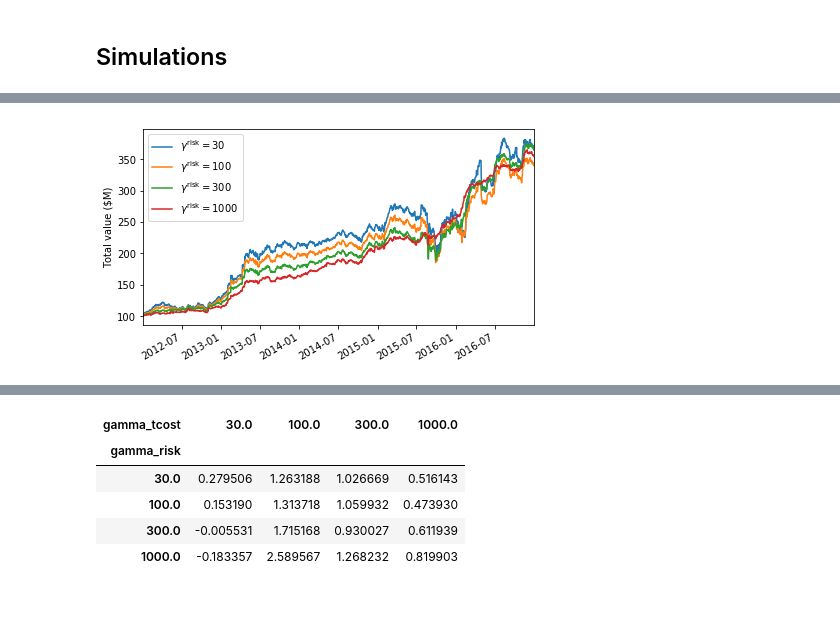
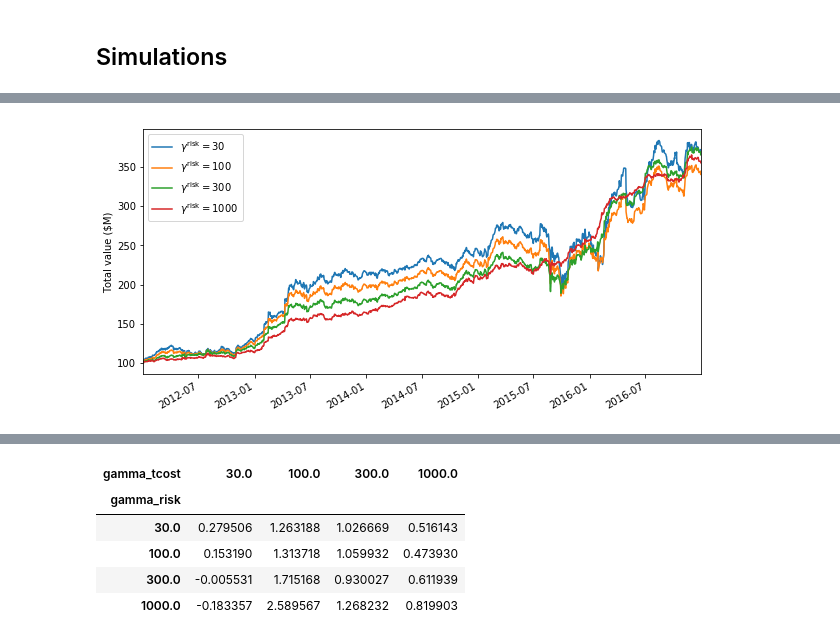
Before and after one commit to cvxgrp/cvxportfolio, a Jupyter notebook: SinglePeriodOptimization.ipynb, the cells around one changed output, grey strips where cells are left out. Saved outputs shown, nothing was run; the diff lists cells and outputs as text; code cells hidden in the pictures; blank space fills up the shorter version.

```diff
--- a/SinglePeriodOptimization.ipynb
+++ b/SinglePeriodOptimization.ipynb
@@ -31,3 +31,14 @@ noise=pd.DataFrame(index=returns.index, columns=returns.columns,
 return_estimate= returns + noise
 return_estimate.USDOLLAR = returns.USDOLLAR
 alpha_model = cp.AlphaSource(return_estimate)
+
+simulated_tcost = cp.TcostModel(volumes, sigmas, a, b, cash_key='USDOLLAR')
+simulated_hcost = cp.HcostModel(s, cash_key='USDOLLAR')
+simulator = cp.MarketSimulator(returns, volumes, [simulated_tcost, simulated_hcost], cash_key='USDOLLAR')
+
+from cvx_portfolio.data import series_factor_model_covariance
+exposures_pan, factor_sigma_pan, idyos_df = series_factor_model_covariance(returns, variance_explained=.75,
+                                                                           freq='MS',lookback_periods = 12)
+risk_model = cp.FactorModelSigma(exposures_pan, factor_sigma_pan, idyos_df)
+
+results={}
@@ -73,10 +45,20 @@ for gamma_risk in gamma_risks:
 # %% [markdown]
 ## Simulations
 # %%
+policies={}
+gamma_risks=[ 30., 60, 100., 110., 300., 600., 1000., 1100.]
+gamma_tcosts= [30., 100., 300., 1000.]
+for gamma_risk in gamma_risks:
+    for gamma_tcost in gamma_tcosts :
+        policies[(gamma_risk, gamma_tcost)] = \
+                cp.SinglePeriodOpt(alpha_model, [gamma_risk*risk_model, gamma_tcost*simulated_tcost],
+                                                #simulated_hcost],
+                                [cp.LeverageLimit(3)])
+
 import warnings
 warnings.filterwarnings('ignore')
-results=dict(zip(policies.keys(), simulator.run_multiple_backtest(1E8*w_b, start_time=start_t,end_time=end_t,
-                                              policies=policies.values(), parallel=True)))
+results.update(dict(zip(policies.keys(), simulator.run_multiple_backtest(1E8*w_b, start_time=start_t,end_time=end_t,
+                                              policies=policies.values(), parallel=True))))
 # %% [output]
 WARNING:root:Setting stocks Index(['EQIX'], dtype='object') on 2014-09-25 00:00:00 to null trades (because market volumes are 0)
 WARNING:root:Setting stocks Index(['EQIX'], dtype='object') on 2014-09-26 00:00:00 to null trades (because market volumes are 0)
@@ -98,8 +80,4 @@ ERROR:root:The solver None failed. Defaulting to no trades
 # %%
-# temp
-all_results.update(results)
-results = all_results
-
 result_df=pd.DataFrame()
 for k in all_results:
     result_df.loc[k[0], k[1]] = all_results[k]
@@ -173,10 +147,10 @@ plt.savefig('spo_riskrewardfrontier.png')
 # %%
 gamma_tcost=100#gamma_tcosts[2]
-plt.figure(figsize=(7,4))
+plt.figure(figsize=(10,5))
 
 [(results[(i, gamma_tcost)].v/1E6).plot(label='$\gamma^\mathrm{risk} = %g$'%i) for i in gamma_risks]
 plt.legend(loc='upper left')# if i==0 else 'upper left')
 plt.ylabel('Total value (\$M)')
 plt.savefig(plotdir+'spo_valueintime.png')
 # %% [output]
-[figure, old version]
+[figure, new version]
```
Also changed, not shown: parts of 26 cells of this notebook, 2 other files.
